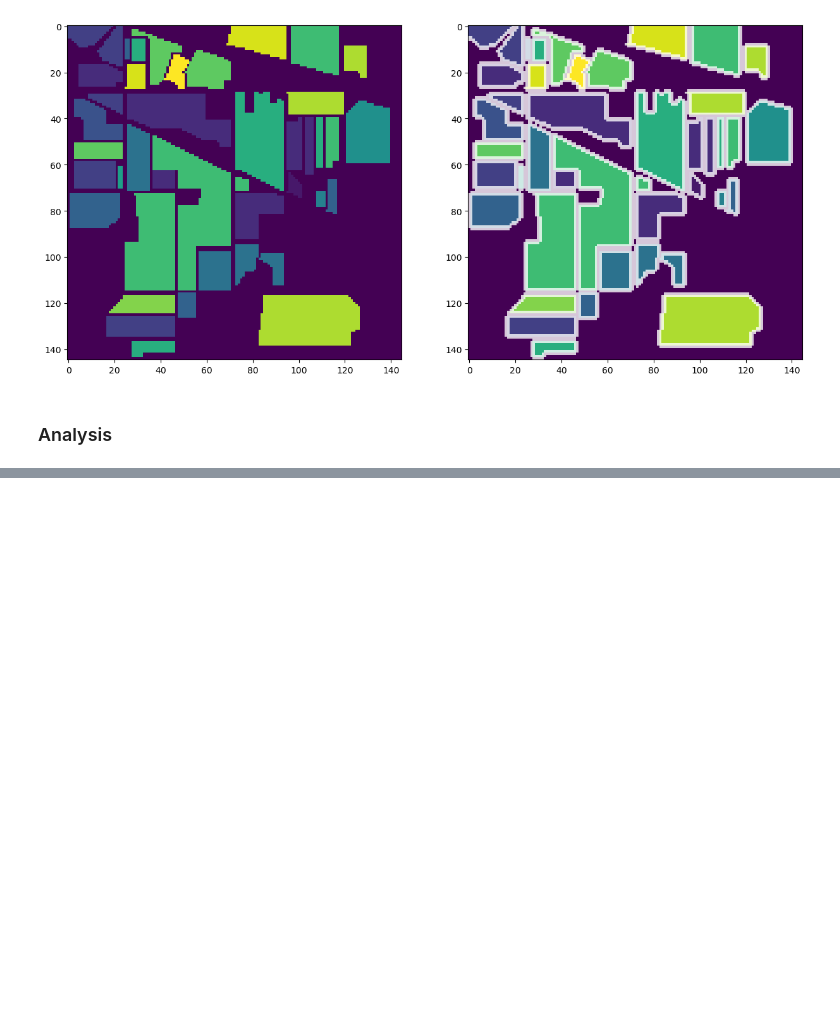
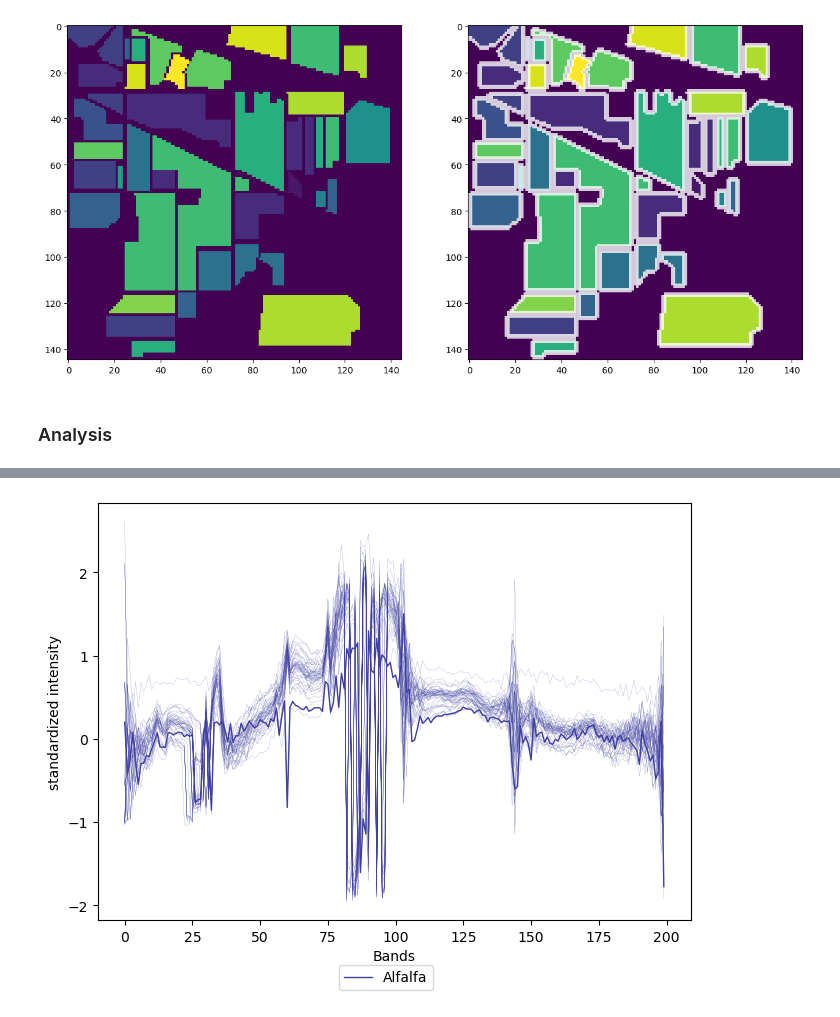
Before and after one commit to GeckSpy/M1-internship-SSGA, a Jupyter notebook: code/dataCreations.ipynb, the cells around one changed output, grey strips where cells are left out. Cells and saved outputs as stored; diff of their text form; code cells hidden in the pictures; blank space fills up the shorter version.

```diff
--- a/code/dataCreations.ipynb
+++ b/code/dataCreations.ipynb
@@ -214,0 +224,28 @@ plt.show()
+# %%
+fig, ax = plt.subplots(1,1)
+
+cmap = mpl.colormaps["turbo"]
+colors = cmap(np.linspace(0, 1, len(usedDataset["class"])))
+Bs = [i for i in range(B)]
+for k in ks:
+    SP = SPs[k]
+
+    x,y = SP[0]
+    color = colors[usedDataset["gt"][x,y]]
+    plt.plot(Bs, trainData[x,y], "-", linewidth=1, color=color,
+                label = usedDataset["class"][usedDataset["gt"][x,y]][0])
+    for x,y in SP:
+        plt.plot(Bs, trainData[x,y], "-", linewidth=0.1, color=color)
+
+
+handles, labels = ax.get_legend_handles_labels()
+fig.legend(handles, labels, loc='lower center', ncol=7, bbox_to_anchor=(0.5, -0.06))
+
+plt.tight_layout()
+plt.subplots_adjust(left=0.05)
+plt.subplots_adjust(bottom=0.10)
+plt.ylabel("standardized intensity")
+plt.xlabel("Bands")
+plt.show()
+# %% [output]
+[figure, added]
```
Also changed, not shown: parts of 2 cells of this notebook, 2 other files.
